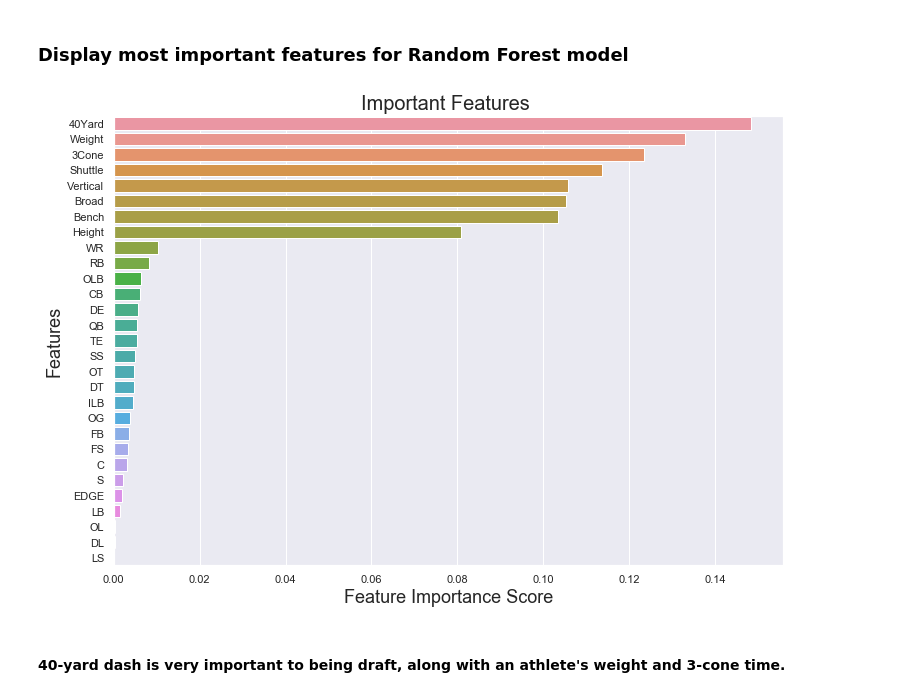
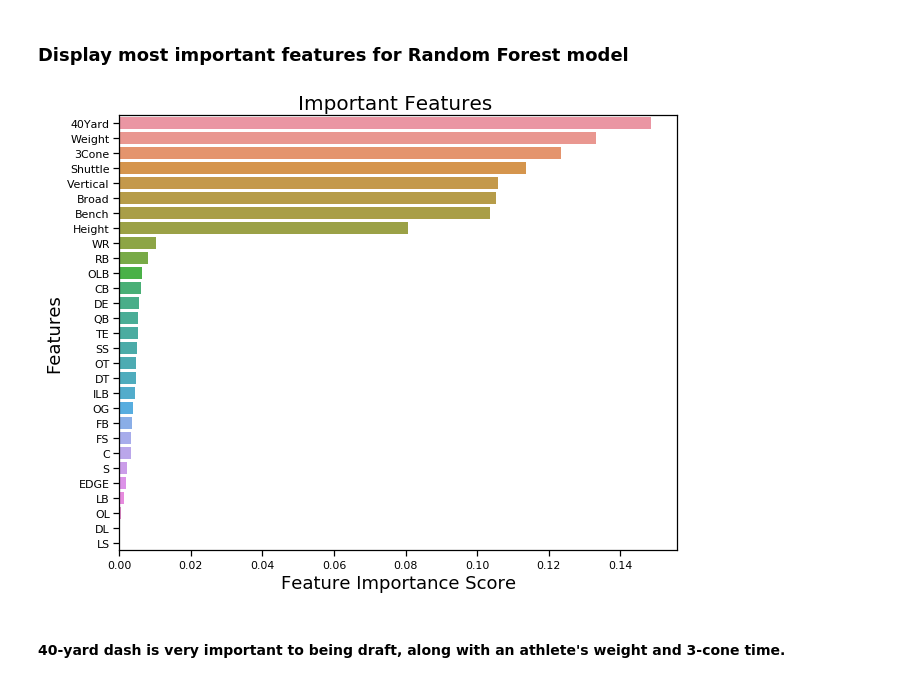
Before and after one commit to b-gar/NFL-Combine, a Jupyter notebook: combine.ipynb, the cells around one changed output. Saved outputs shown, nothing was run; the diff lists cells and outputs as text; code cells hidden in the pictures.

```diff
--- a/combine.ipynb
+++ b/combine.ipynb
@@ -425,7 +437,7 @@ resultdf2 = pd.DataFrame({"Model": testlist2, "FPR": resultlist2})
 # %% [markdown]
 ### Compare model accuracies from cross-validation
 # %%
-sns.set_context("notebook", rc = {'axes.labelsize':18,'axes.titlesize':20})
+plt.figure(figsize=(10,6))
 sns.boxplot(x = resultdf['Model'], y = resultdf['Accuracy'], width = 0.4)
 plt.title("Comparing Model Accuracies Over 10 Cross-Validation Folds")
 plt.xlabel('')
@@ -435,7 +447,7 @@ plt.show()
 # %% [markdown]
 ### Compare model FPR from cross-validation
 # %%
-sns.set_context("notebook", rc = {'axes.labelsize':18,'axes.titlesize':20})
+plt.figure(figsize=(10,6))
 sns.boxplot(x = resultdf2['Model'], y = resultdf2['FPR'], width = 0.4)
 plt.title("Comparing Model FPR Over 10 Cross-Validation Folds")
 plt.xlabel('')
@@ -478,13 +490,13 @@ LogisticRegression       RandomForest  -0.0046    0.9 -0.0546  0.0453  False
 # %%
 feature_imp = pd.Series(rf.feature_importances_, index = x.columns).sort_values(ascending = False)
 
-sns.set_context("notebook", rc = {'axes.labelsize':18,'axes.titlesize':20})
+plt.figure(figsize=(10,8))
 sns.barplot(x = feature_imp, y = feature_imp.index)
 plt.xlabel('Feature Importance Score')
 plt.ylabel('Features')
 plt.title("Important Features ")
 plt.show()
 # %% [output]
-[figure, old version]
+[figure, new version]
 # %% [markdown]
 #### 40-yard dash is very important to being draft, along with an athlete's weight and 3-cone time.
```
Also changed, not shown: parts of 6 cells of this notebook.
